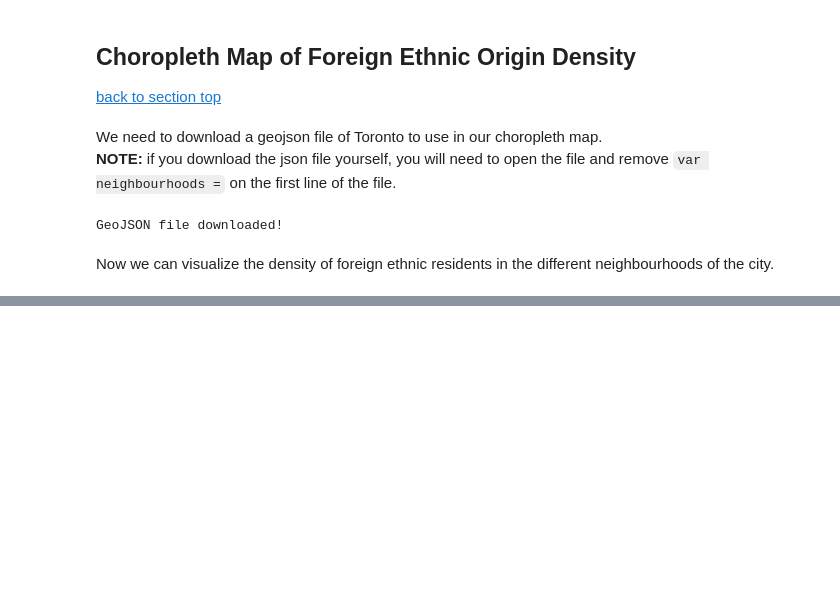
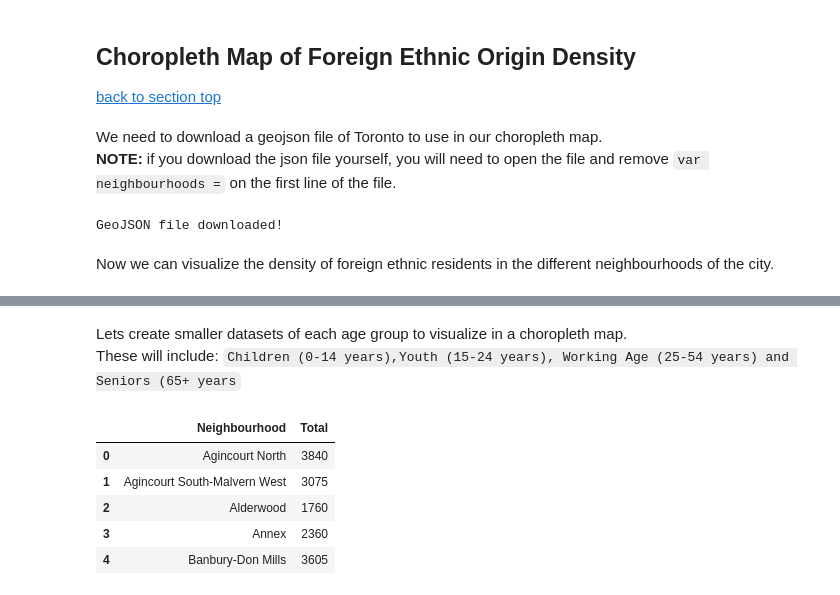
Before and after one commit to Jo-Sundaram/Coursera_Capstone, a Jupyter notebook: Coursera Capstone Project - Battle of the Neighbourhoods.ipynb, the cells around one changed output, grey strips where cells are left out. Drawn from its saved outputs; the diff is of its cells as text; code cells hidden in the pictures; blank space fills up the shorter version.

```diff
--- a/Coursera Capstone Project - Battle of the Neighbourhoods.ipynb
+++ b/Coursera Capstone Project - Battle of the Neighbourhoods.ipynb
@@ -272,0 +297,23 @@ tor_choro
+# %%
+# turn all numerical values into type int
+for index in tor_age_groups.index: # convert all numerical values to type int
+    for col_name in tor_age_groups.columns[3:]:
+        value = tor_age_groups.loc[index,col_name]
+        value = value.replace(',',"")
+        tor_age_groups.loc[index,col_name] = int(value)
+# %% [markdown]
+Lets create smaller datasets of each age group to visualize in a choropleth map.
+These will include: ``Children (0-14 years),Youth (15-24 years), Working Age (25-54 years) and Seniors (65+ years``
+# %%
+children = pd.DataFrame(tor_age_groups.head(1))
+children = children.T.reset_index()[4:]
+reset_index_(children,"Neighbourhood")
+children.rename(columns = {0:"Total"},inplace = True)
+children.head()
+# %% [output]
+|  | Neighbourhood | Total |
+| 0 | Agincourt North | 3840 |
+| 1 | Agincourt South-Malvern West | 3075 |
+| 2 | Alderwood | 1760 |
+| 3 | Annex | 2360 |
+| 4 | Banbury-Don Mills | 3605 |
```
Also changed, not shown: parts of 15 cells of this notebook.
